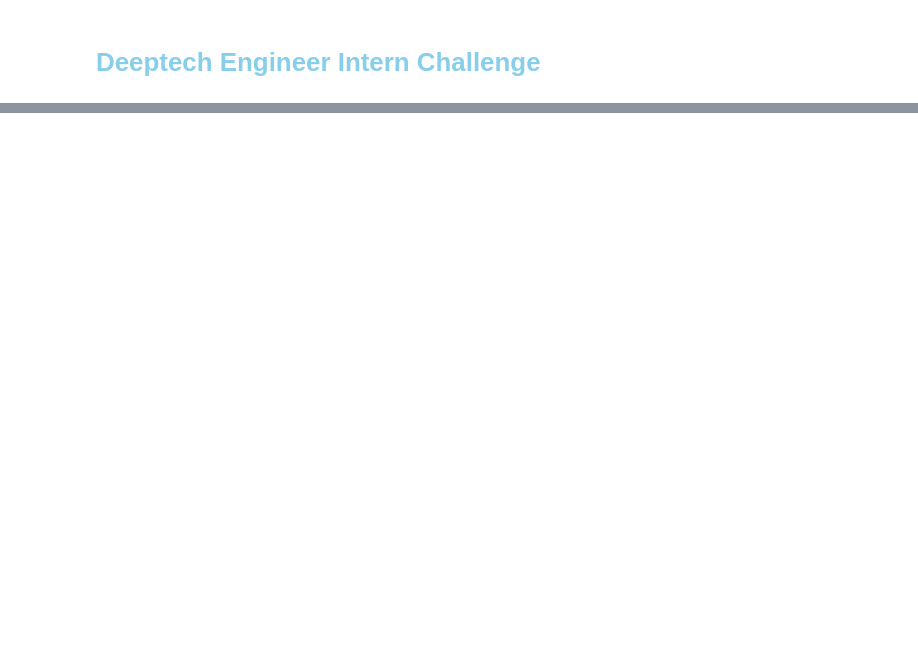
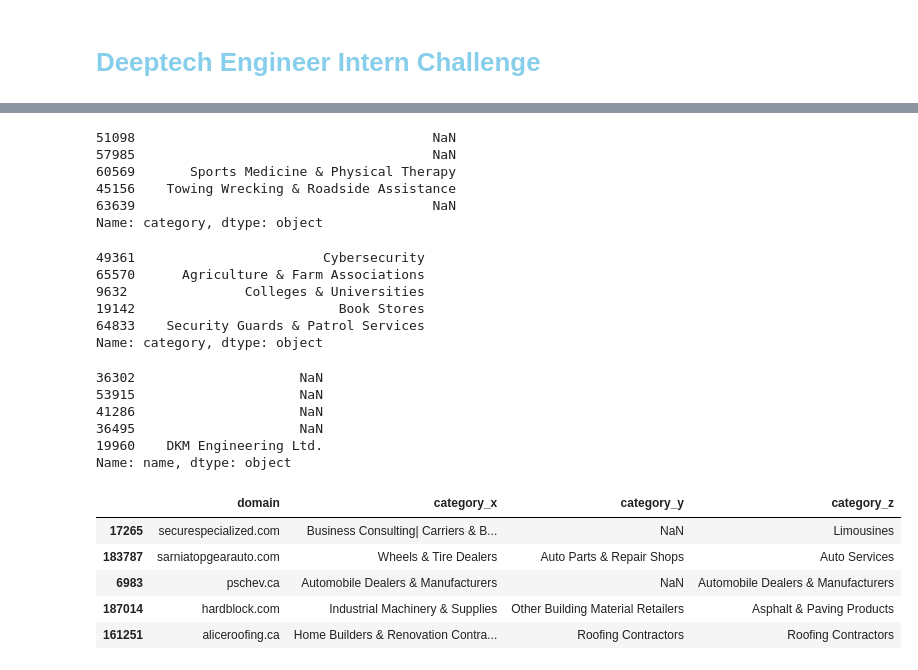
Before and after one commit to marius2347/Datasets-Join-for-Deeptech-Engineer-Intern-Challenge-in-Python, a Jupyter notebook: challenge.ipynb, the cells around one changed output, grey strips where cells are left out. Saved outputs shown, nothing was run; the diff lists cells and outputs as text; code cells hidden in the pictures; blank space fills up the shorter version.

```diff
--- a/challenge.ipynb
+++ b/challenge.ipynb
@@ -74,0 +106,41 @@ Similar Columns: name, name, site_name
+# %%
+# add to dataframe following common columns: Category, Address, Phone, Company names.
+
+# first preprocess the categories to have the same column name
+
+# category column name
+facebook_dataset.rename(columns = {'categories': 'category'}, inplace = True)
+website_dataset.rename(columns = {'s_category': 'category'}, inplace = True)
+# %%
+facebook_dataset['category'].sample(5)
+# %% [output]
+51098                                      NaN
+57985                                      NaN
+60569       Sports Medicine & Physical Therapy
+45156    Towing Wrecking & Roadside Assistance
+63639                                      NaN
+Name: category, dtype: object
+# %%
+website_dataset['category'].sample(5)
+# %% [output]
+49361                        Cybersecurity
+65570      Agriculture & Farm Associations
+9632               Colleges & Universities
+19142                          Book Stores
+64833    Security Guards & Patrol Services
+Name: category, dtype: object
+# %%
+# address is missing from website dataset
+
+# phone is the same
+
+# website dataset is different, should be name
+website_dataset.rename(columns = {'legal_name': 'name'}, inplace = True)
+website_dataset['name'].sample(5)
+# %% [output]
+36302                     NaN
+53915                     NaN
+41286                     NaN
+36495                     NaN
+19960    DKM Engineering Ltd.
+Name: name, dtype: object
@@ -74,0 +152,14 @@ Similar Columns: name, name, site_name
+# %%
+# merge category column
+merged_category = pd.merge(facebook_dataset[['domain', 'category']], google_dataset[['domain', 'category']], on = "domain")
+merged_category = pd.merge(merged_category, website_dataset[['domain', 'category']], on = "domain")
+merged_category.rename(columns = {'category': 'category_z'}, inplace = True)
+merged_category.drop_duplicates(inplace  = True)
+merged_category.sample(5)
+# %% [output]
+|  | domain | category_x | category_y | category_z |
+| 17265 | securespecialized.com | Business Consulting| Carriers & B... | NaN | Limousines |
+| 183787 | sarniatopgearauto.com | Wheels & Tire Dealers | Auto Parts & Repair Shops | Auto Services |
+| 6983 | pschev.ca | Automobile Dealers & Manufacturers | NaN | Automobile Dealers & Manufacturers |
+| 187014 | hardblock.com | Industrial Machinery & Supplies | Other Building Material Retailers | Asphalt & Paving Products |
+| 161251 | aliceroofing.ca | Home Builders & Renovation Contra... | Roofing Contractors | Roofing Contractors |
```
Also changed, not shown: parts of 13 cells of this notebook.
